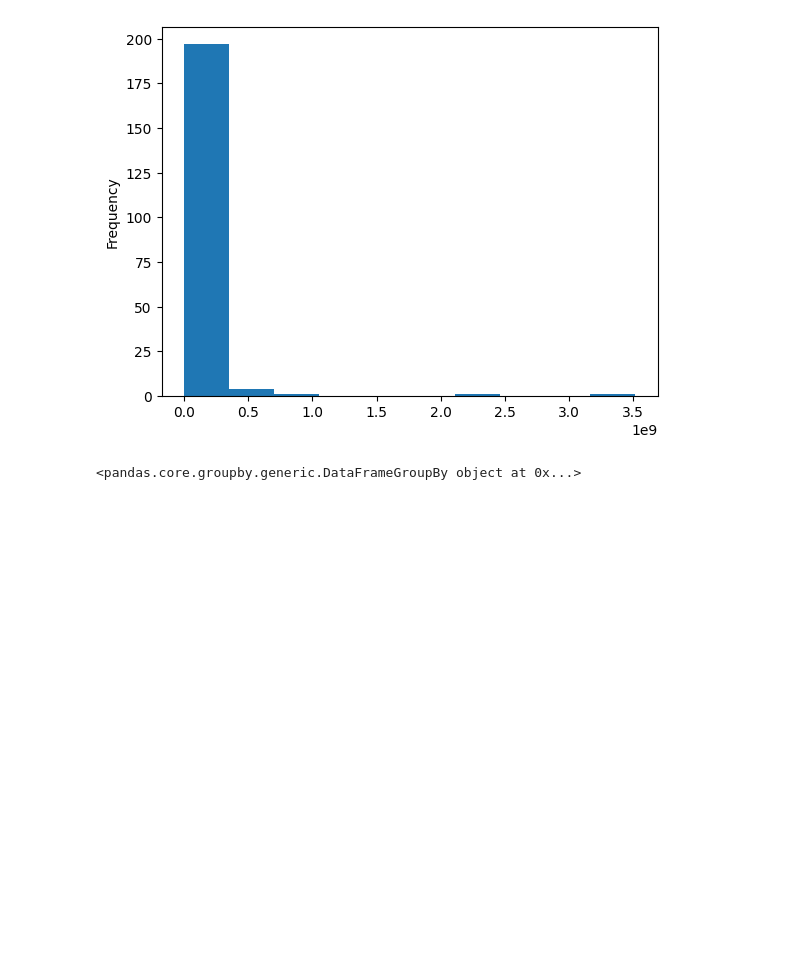
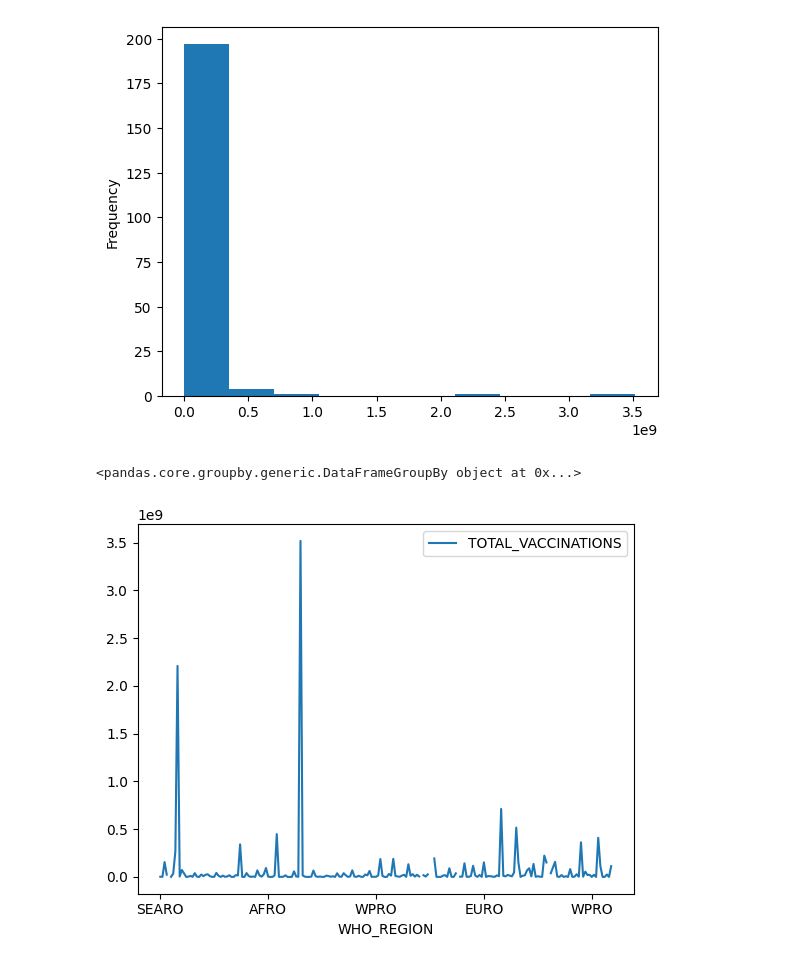
Before and after one commit to mamar/Covid_2019_vacination-Data-Analysis, a Jupyter notebook: covid-2019-vacination-data-analysis.ipynb, the cells around one changed output. Cells and saved outputs as stored; diff of their text form; code cells hidden in the pictures; blank space fills up the shorter version.

```diff
--- a/covid-2019-vacination-data-analysis.ipynb
+++ b/covid-2019-vacination-data-analysis.ipynb
@@ -72,3 +71,7 @@ df["TOTAL_VACCINATIONS"].plot(kind='hist')
 df.groupby(by='COUNTRY')
 # %% [output]
 <pandas.core.groupby.generic.DataFrameGroupBy object at 0x...>
+# %%
+line=df.plot.line(x='WHO_REGION',y='TOTAL_VACCINATIONS')
+# %% [output]
+[figure, added]
```
Also changed, not shown: parts of 3 cells of this notebook.
